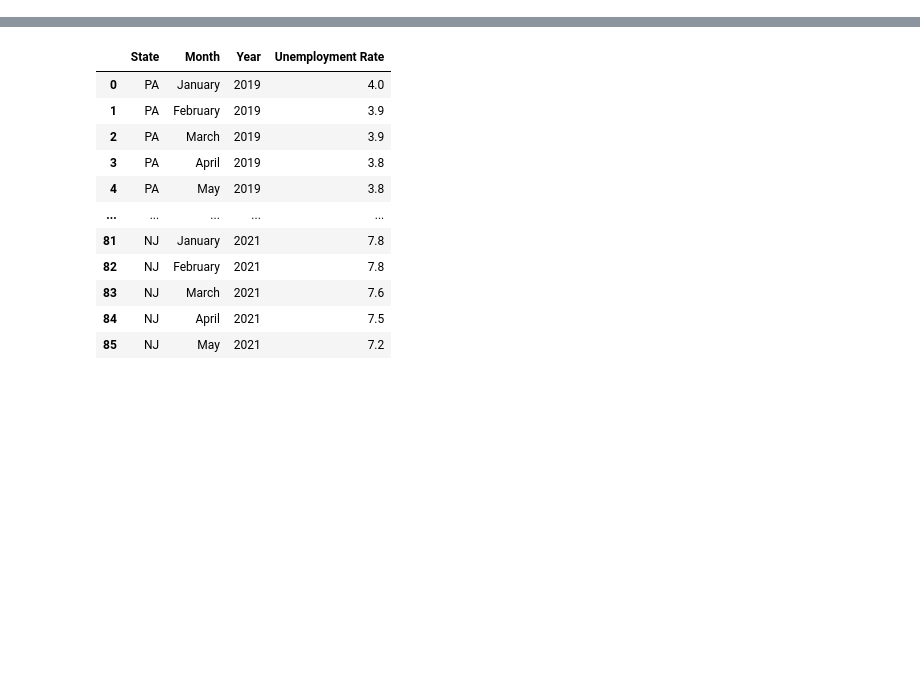
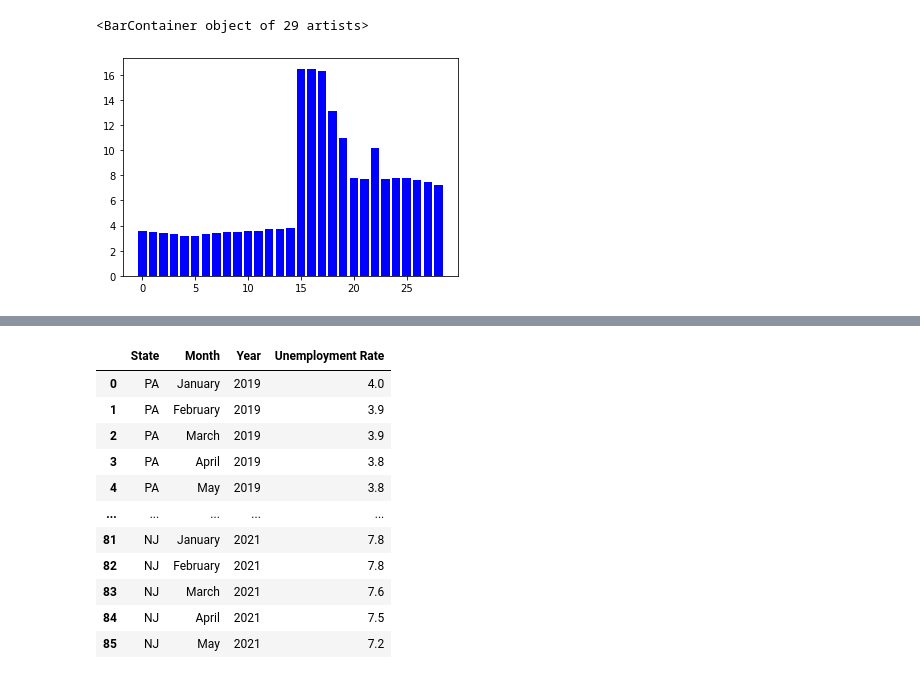
Before and after one commit to meetk5/Team-Project1, a Jupyter notebook: Unemployment_Comparison_between_NJ_NY_PA.py.ipynb, the cells around one changed output, grey strips where cells are left out. Saved outputs shown, nothing was run; the diff lists cells and outputs as text; code cells hidden in the pictures; blank space fills up the shorter version.

Commit message:
Unemployment2

```diff
--- a/Unemployment_Comparison_between_NJ_NY_PA.py.ipynb
+++ b/Unemployment_Comparison_between_NJ_NY_PA.py.ipynb
@@ -12,0 +39,12 @@ unemployment= pd.read_excel(excel_file)
+# %%
+months = ["Jan_2019", "Feb_2019", "March_2019", "April_2019", "May_2019", "June_2019", "July_2019", "August_2019",
+          "Sept_2019", "Oct_2019", "Nov_2019", "Dec_2019","Jan_2020", "Feb_2020", "March_2020", "April_2020", "May_2020",
+          "June_2020", "July_2020", "August_2020","Sept_2020", "Oct_2020", "Nov_2020", "Dec_2020","Jan_2021",
+          "Feb_2021", "March_2021", "April_2021", "May_2021"]
+unemployment_rates = [3.6,3.5,3.4,3.3,3.2,3.2,3.3,3.4,3.5,3.5,3.6,3.6,3.7,3.7,3.8,16.5,16.5,16.3,13.1,11.0,7.8,7.7,10.2,
+                      7.7,7.8,7.8,7.6,7.5,7.2]
+x_axis = np.arange(len(unemployment_rates))
+plt.bar(x_axis, unemployment_rates, color ="b", align="center")
+# %% [output]
+<BarContainer object of 29 artists>
+[figure, added]
```
Also changed, not shown: parts of 24 cells of this notebook.
